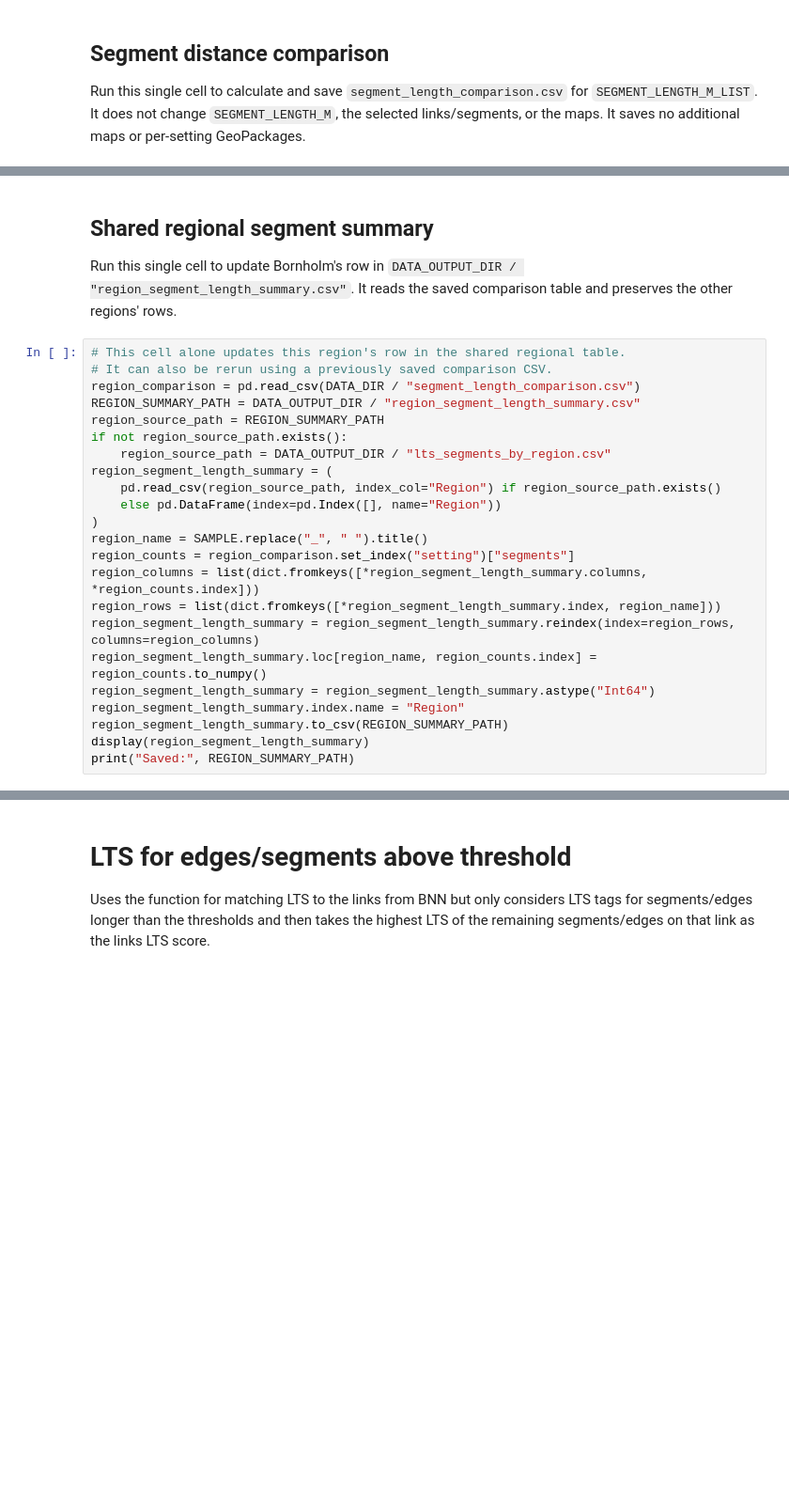
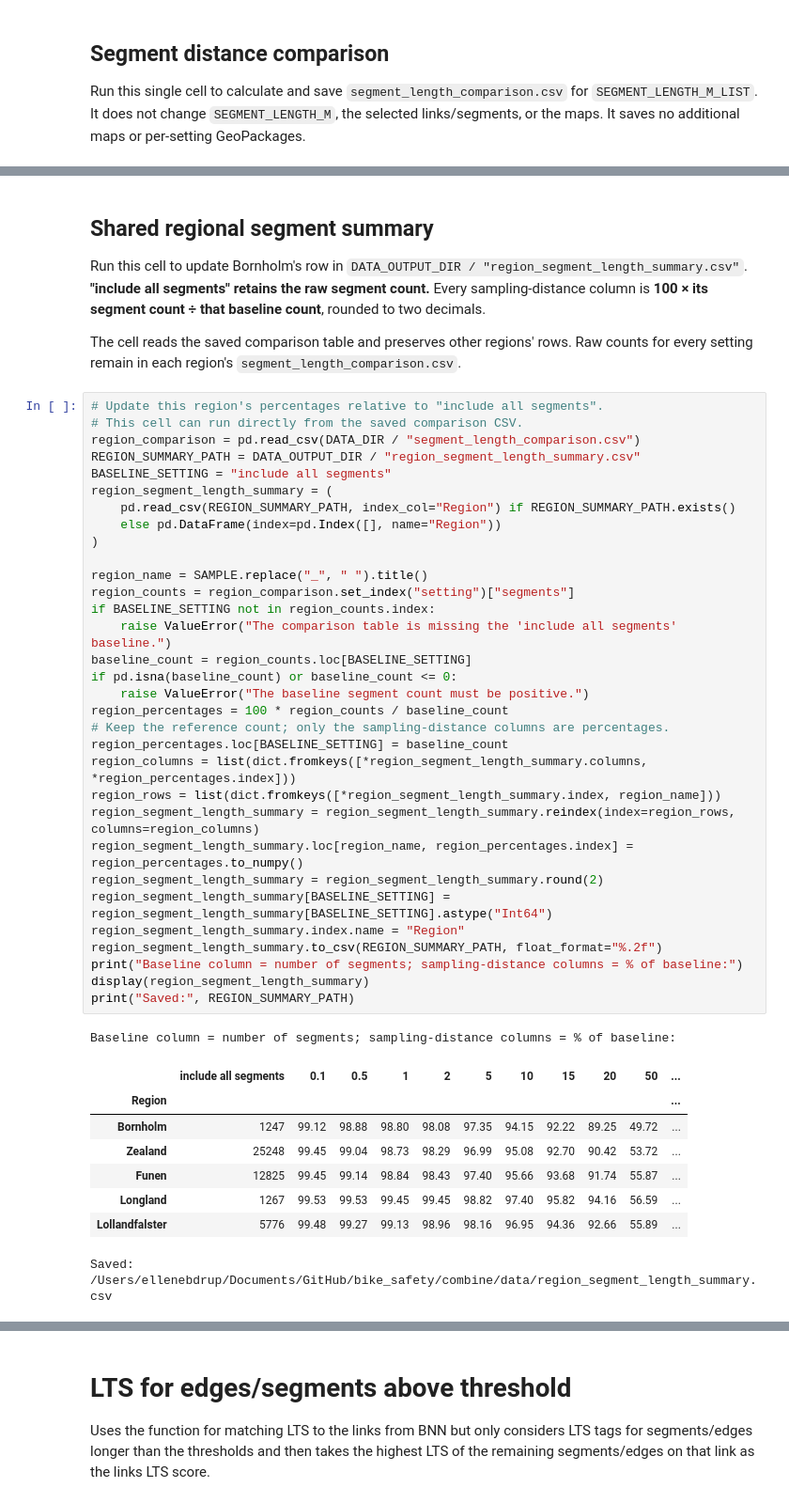
Before and after one commit to AstridArh/bike_safety, a Jupyter notebook: combine/combine_bornholm.ipynb, the cells around one changed output, grey strips where cells are left out. Shown at 94% size. Saved outputs shown, nothing was run; the diff lists cells and outputs as text; blank space fills up the shorter version.

Commit message:
Number of segments changed to %

```diff
--- a/combine/combine_bornholm.ipynb
+++ b/combine/combine_bornholm.ipynb
@@ -481,29 +632,51 @@ print("Saved:", COMPARISON_PATH)
 # %% [markdown]
 ## Shared regional segment summary
-Run this single cell to update Bornholm's row in `DATA_OUTPUT_DIR / "region_segment_length_summary.csv"`. It reads the saved comparison table and preserves the other regions' rows.
+
+Run this cell to update Bornholm's row in `DATA_OUTPUT_DIR / "region_segment_length_summary.csv"`. **"include all segments" retains the raw segment count.** Every sampling-distance column is **100 × its segment count ÷ that baseline count**, rounded to two decimals.
+
+The cell reads the saved comparison table and preserves other regions' rows. Raw counts for every setting remain in each region's `segment_length_comparison.csv`.
 # %%
-# This cell alone updates this region's row in the shared regional table.
-# It can also be rerun using a previously saved comparison CSV.
+# Update this region's percentages relative to "include all segments".
+# This cell can run directly from the saved comparison CSV.
 region_comparison = pd.read_csv(DATA_DIR / "segment_length_comparison.csv")
 REGION_SUMMARY_PATH = DATA_OUTPUT_DIR / "region_segment_length_summary.csv"
-region_source_path = REGION_SUMMARY_PATH
-if not region_source_path.exists():
-    region_source_path = DATA_OUTPUT_DIR / "lts_segments_by_region.csv"
+BASELINE_SETTING = "include all segments"
 region_segment_length_summary = (
-    pd.read_csv(region_source_path, index_col="Region") if region_source_path.exists()
+    pd.read_csv(REGION_SUMMARY_PATH, index_col="Region") if REGION_SUMMARY_PATH.exists()
     else pd.DataFrame(index=pd.Index([], name="Region"))
 )
+
 region_name = SAMPLE.replace("_", " ").title()
 region_counts = region_comparison.set_index("setting")["segments"]
-region_columns = list(dict.fromkeys([*region_segment_length_summary.columns, *region_counts.index]))
+if BASELINE_SETTING not in region_counts.index:
+    raise ValueError("The comparison table is missing the 'include all segments' baseline.")
+baseline_count = region_counts.loc[BASELINE_SETTING]
+if pd.isna(baseline_count) or baseline_count <= 0:
+    raise ValueError("The baseline segment count must be positive.")
+region_percentages = 100 * region_counts / baseline_count
+# Keep the reference count; only the sampling-distance columns are percentages.
+region_percentages.loc[BASELINE_SETTING] = baseline_count
+region_columns = list(dict.fromkeys([*region_segment_length_summary.columns, *region_percentages.index]))
 region_rows = list(dict.fromkeys([*region_segment_length_summary.index, region_name]))
 region_segment_length_summary = region_segment_length_summary.reindex(index=region_rows, columns=region_columns)
-region_segment_length_summary.loc[region_name, region_counts.index] = region_counts.to_numpy()
-region_segment_length_summary = region_segment_length_summary.astype("Int64")
+region_segment_length_summary.loc[region_name, region_percentages.index] = region_percentages.to_numpy()
+region_segment_length_summary = region_segment_length_summary.round(2)
+region_segment_length_summary[BASELINE_SETTING] = region_segment_length_summary[BASELINE_SETTING].astype("Int64")
 region_segment_length_summary.index.name = "Region"
-region_segment_length_summary.to_csv(REGION_SUMMARY_PATH)
+region_segment_length_summary.to_csv(REGION_SUMMARY_PATH, float_format="%.2f")
+print("Baseline column = number of segments; sampling-distance columns = % of baseline:")
 display(region_segment_length_summary)
 print("Saved:", REGION_SUMMARY_PATH)
+# %% [output]
+Baseline column = number of segments; sampling-distance columns = % of baseline:
+|  | include all segments | 0.1 | 0.5 | 1 | 2 | 5 | 10 | 15 | 20 | 50 | ... |
+| Region |  |  |  |  |  |  |  |  |  |  | ... |
+| Bornholm | 1247 | 99.12 | 98.88 | 98.80 | 98.08 | 97.35 | 94.15 | 92.22 | 89.25 | 49.72 | ... |
+| Zealand | 25248 | 99.45 | 99.04 | 98.73 | 98.29 | 96.99 | 95.08 | 92.70 | 90.42 | 53.72 | ... |
+| Funen | 12825 | 99.45 | 99.14 | 98.84 | 98.43 | 97.40 | 95.66 | 93.68 | 91.74 | 55.87 | ... |
+| Longland | 1267 | 99.53 | 99.53 | 99.45 | 99.45 | 98.82 | 97.40 | 95.82 | 94.16 | 56.59 | ... |
+| Lollandfalster | 5776 | 99.48 | 99.27 | 99.13 | 98.96 | 98.16 | 96.95 | 94.36 | 92.66 | 55.89 | ... |
+Saved: /Users/ellenebdrup/Documents/GitHub/bike_safety/combine/data/region_segment_length_summary.csv
 # %%
 from matplotlib.ticker import MaxNLocator, MultipleLocator, StrMethodFormatter
 
```
Also changed, not shown: parts of 23 cells of this notebook.
